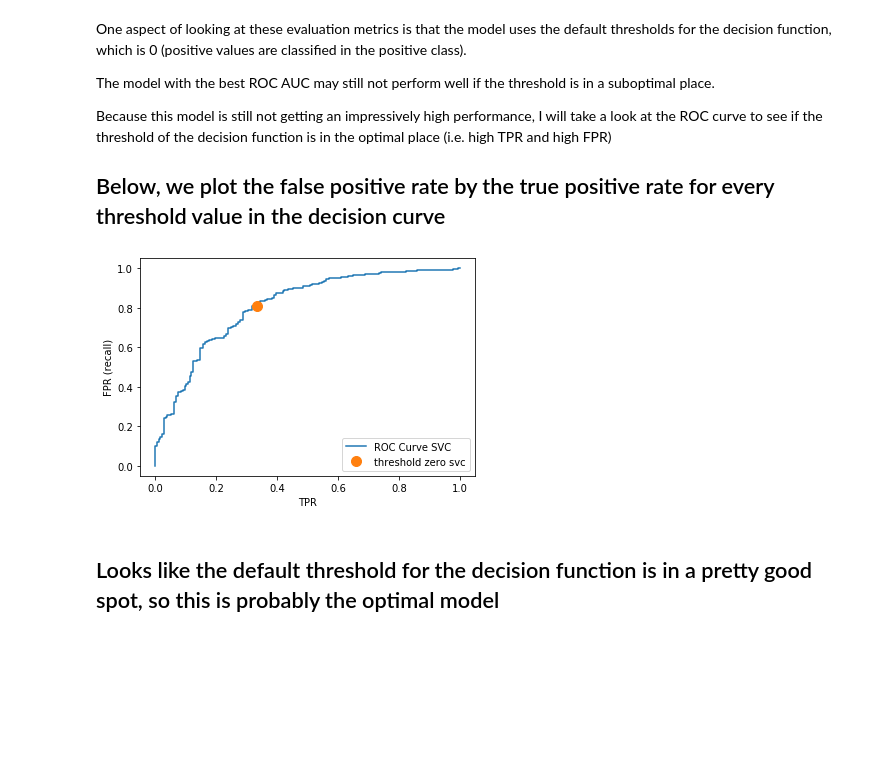
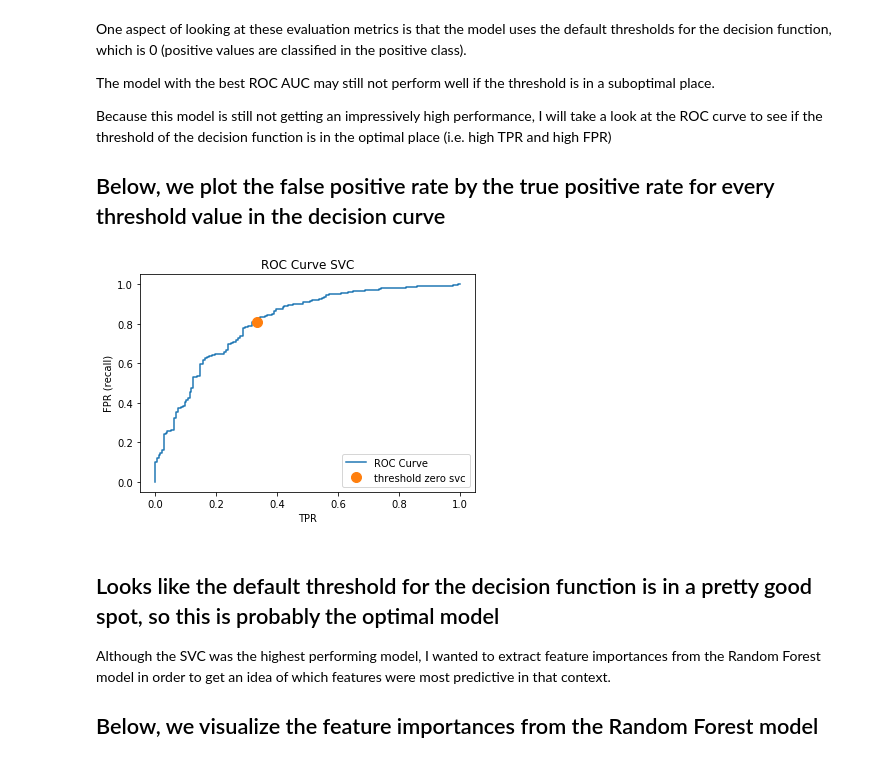
Before and after one commit to micaelamccall/drug-consumption, a Jupyter notebook: drug_consumption/drug_consumption.ipynb, the cells around one changed output. Cells and saved outputs as stored; diff of their text form; code cells hidden in the pictures; blank space fills up the shorter version.

Commit message:
add figures

```diff
--- a/drug_consumption/drug_consumption.ipynb
+++ b/drug_consumption/drug_consumption.ipynb
@@ -689,22 +687,28 @@ Because this model is still not getting an impressively high performance, I will
 # %%
 from sklearn.metrics import roc_curve
 
 # Extract false positive rate and true positive rate
 fpr_svc, tpr_svc, thresholds_svc = roc_curve(y_test, svc_pipe.decision_function(X_test))
 
 # Extract the threshold by getting the value in the decision function that is closest to 0 (default is 0)
 thresh_svc = np.argmin(np.abs(thresholds_svc))
 
-# Plot FPR and TPR
-plt.plot(fpr_svc, tpr_svc, label="ROC Curve SVC")
-plt.ylabel('FPR (recall)')
-plt.xlabel('TPR')
+def plot_roc():
+    # Plot FPR and TPR
+    plt.plot(fpr_svc, tpr_svc, label="ROC Curve")
+    plt.ylabel('FPR (recall)')
+    plt.xlabel('TPR')
 
-# Plot threshold
-plt.plot(fpr_svc[thresh_svc], tpr_svc[thresh_svc], 'o', markersize = 10, label = "threshold zero svc")
-plt.legend(loc=4)
-plt.show()
+    # Plot threshold
+    plt.plot(fpr_svc[thresh_svc], tpr_svc[thresh_svc], 'o', markersize = 10, label = "threshold zero svc")
+    plt.legend(loc=4)
+    plt.title("ROC Curve SVC")
+    plt.show()
 # %% [output]
-[figure, old version]
+[figure, new version]
 # %% [markdown]
 ## Looks like the default threshold for the decision function is in a pretty good spot, so this is probably the optimal model
+
+Although the SVC was the highest performing model, I wanted to extract feature importances from the Random Forest model in order to get an idea of which features were most predictive in that context.
+
+## Below, we visualize the feature importances from the Random Forest model
```
Also changed, not shown: parts of 4 cells of this notebook, 6 other files.
